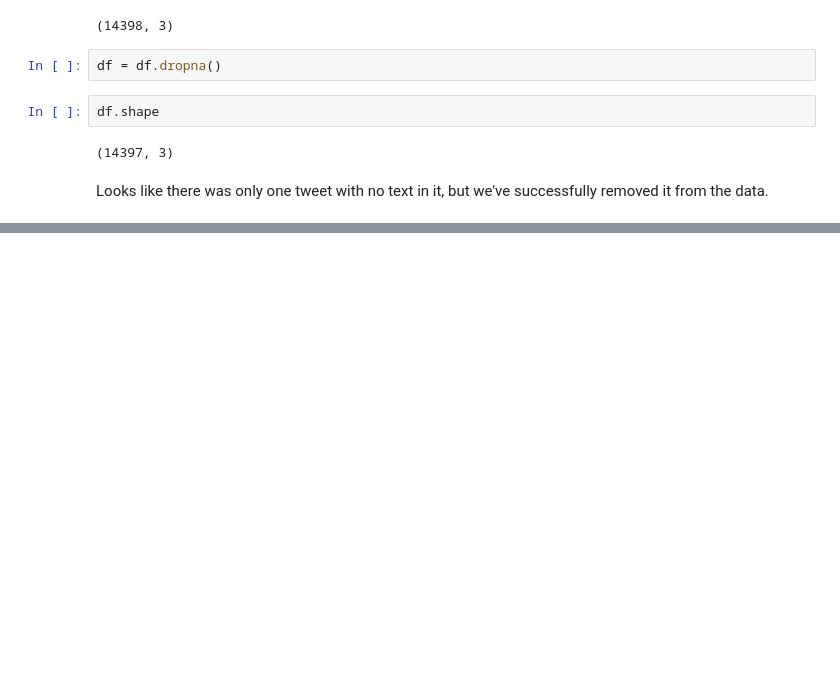
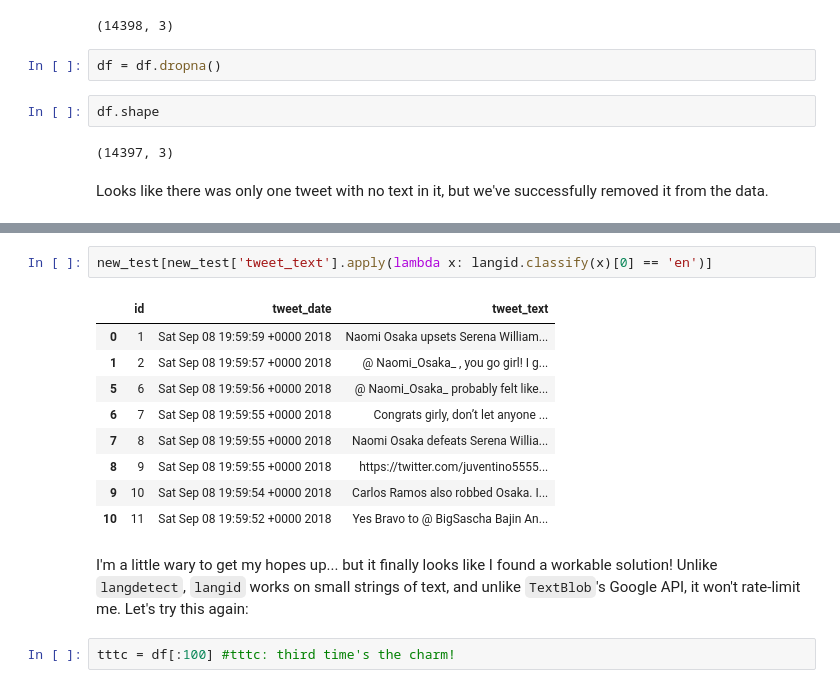
Before and after one commit to RQuintin/naomi-serena, a Jupyter notebook: Naomi-Serena_Data-Wrangling.ipynb, the cells around one changed output, grey strips where cells are left out. Saved outputs shown, nothing was run; the diff lists cells and outputs as text; blank space fills up the shorter version.

```diff
--- a/Naomi-Serena_Data-Wrangling.ipynb
+++ b/Naomi-Serena_Data-Wrangling.ipynb
@@ -205,0 +281,16 @@ df['tweet_text'] = df['tweet_text'].str.lower()
+# %%
+new_test[new_test['tweet_text'].apply(lambda x: langid.classify(x)[0] == 'en')]
+# %% [output]
+|  | id | tweet_date | tweet_text |
+| 0 | 1 | Sat Sep 08 19:59:59 +0000 2018 | Naomi Osaka upsets Serena William... |
+| 1 | 2 | Sat Sep 08 19:59:57 +0000 2018 | @ Naomi_Osaka_ , you go girl! I g... |
+| 5 | 6 | Sat Sep 08 19:59:56 +0000 2018 | @ Naomi_Osaka_ probably felt like... |
+| 6 | 7 | Sat Sep 08 19:59:55 +0000 2018 | Congrats girly, don’t let anyone ... |
+| 7 | 8 | Sat Sep 08 19:59:55 +0000 2018 | Naomi Osaka defeats Serena Willia... |
+| 8 | 9 | Sat Sep 08 19:59:55 +0000 2018 | https://twitter.com/juventino5555... |
+| 9 | 10 | Sat Sep 08 19:59:54 +0000 2018 | Carlos Ramos also robbed Osaka. I... |
+| 10 | 11 | Sat Sep 08 19:59:52 +0000 2018 | Yes Bravo to @ BigSascha Bajin An... |
+# %% [markdown]
+I'm a little wary to get my hopes up... but it finally looks like I found a workable solution! Unlike `langdetect`, `langid` works on small strings of text, and unlike `TextBlob`'s Google API, it won't rate-limit me. Let's try this again:
+# %%
+tttc = df[:100] #tttc: third time's the charm!
```
Also changed, not shown: parts of 94 cells of this notebook, 1 other file.
